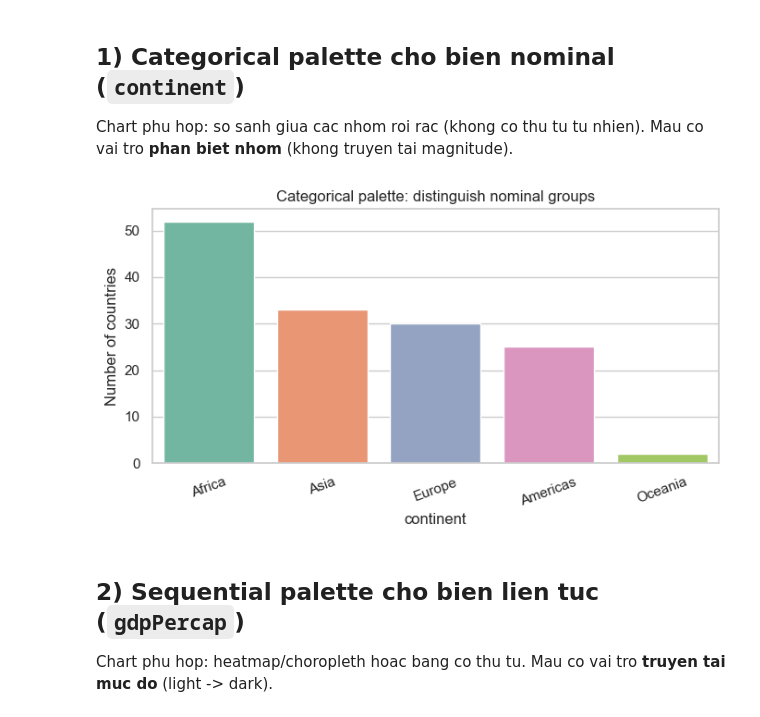
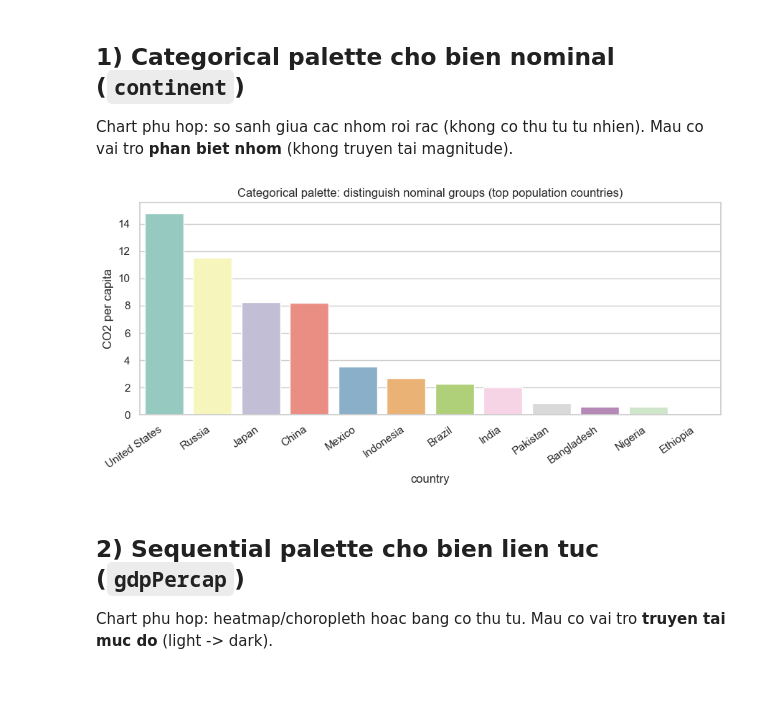
Before and after one commit to trungtv/IT5425_data_visualization_lab, a Jupyter notebook: solutions/phase2_advanced_visualization/color_use_in_data_visualization/color_01_palette_foundation/solution.executed.ipynb, the cells around one changed output. Saved outputs shown, nothing was run; the diff lists cells and outputs as text; code cells hidden in the pictures; blank space fills up the shorter version.

```diff
--- a/solutions/phase2_advanced_visualization/color_use_in_data_visualization/color_01_palette_foundation/solution.executed.ipynb
+++ b/solutions/phase2_advanced_visualization/color_use_in_data_visualization/color_01_palette_foundation/solution.executed.ipynb
@@ -4,6 +4,7 @@
 Muc tieu: map dung loai du lieu vao loai color scale.
 # %%
 from pathlib import Path
+import numpy as np
 import pandas as pd
 import seaborn as sns
 import matplotlib.pyplot as plt
@@ -11,13 +12,16 @@ import matplotlib.pyplot as plt
 def resolve_repo_root() -> Path:
     cwd = Path.cwd().resolve()
     for p in [cwd, *cwd.parents]:
-        if (p / "data" / "gapminder.csv").exists():
+        if (p / "data" / "owid_co2_subset.csv").exists():
             return p
-    raise FileNotFoundError("Cannot locate data/gapminder.csv")
+    raise FileNotFoundError("Cannot locate data/owid_co2_subset.csv")
 
 root = resolve_repo_root()
 sns.set_theme(style="whitegrid")
-df = pd.read_csv(root / "data" / "gapminder.csv")
-d2007 = df[df["year"] == 2007].copy()
-d2007.head()
+df = pd.read_csv(root / "data" / "owid_co2_subset.csv")
+# keep country-level rows with key indicators
+df = df.dropna(subset=["co2_per_capita", "gdp", "population"]).copy()
+d_recent = df[df["year"] >= 2000].copy()
+d_latest = d_recent[d_recent["year"] == d_recent["year"].max()].copy()
+d_latest.head()
 # %% [output]
@@ -34,28 +38,29 @@ Chart phu hop: so sanh giua cac nhom roi rac (khong co thu tu tu nhien).
 Mau co vai tro **phan biet nhom** (khong truyen tai magnitude).
 # %%
 cat_df = (
-    d2007.groupby("continent", as_index=False)
-    .agg(country_count=("country", "count"))
-    .sort_values("country_count", ascending=False)
+    d_latest.groupby("country", as_index=False)
+    .agg(co2_pc=("co2_per_capita", "mean"), pop=("population", "mean"))
+    .nlargest(12, "pop")
+    .sort_values("co2_pc", ascending=False)
 )
 
-plt.figure(figsize=(7, 4))
+plt.figure(figsize=(9, 4.5))
 sns.barplot(
     data=cat_df,
-    x="continent",
-    y="country_count",
-    hue="continent",
-    palette="Set2",
+    x="country",
+    y="co2_pc",
+    hue="country",
+    palette="Set3",
     dodge=False,
     legend=False,
 )
-plt.title("Categorical palette: distinguish nominal groups")
-plt.ylabel("Number of countries")
-plt.xticks(rotation=20)
+plt.title("Categorical palette: distinguish nominal groups (top population countries)")
+plt.ylabel("CO2 per capita")
+plt.xticks(rotation=35, ha='right')
 plt.tight_layout()
 plt.show()
 # %% [output]
-[figure, old version]
+[figure, new version]
 # %% [markdown]
 ## 2) Sequential palette cho bien lien tuc (`gdpPercap`)
 
```
Also changed, not shown: parts of 3 cells of this notebook, 18 other files.
